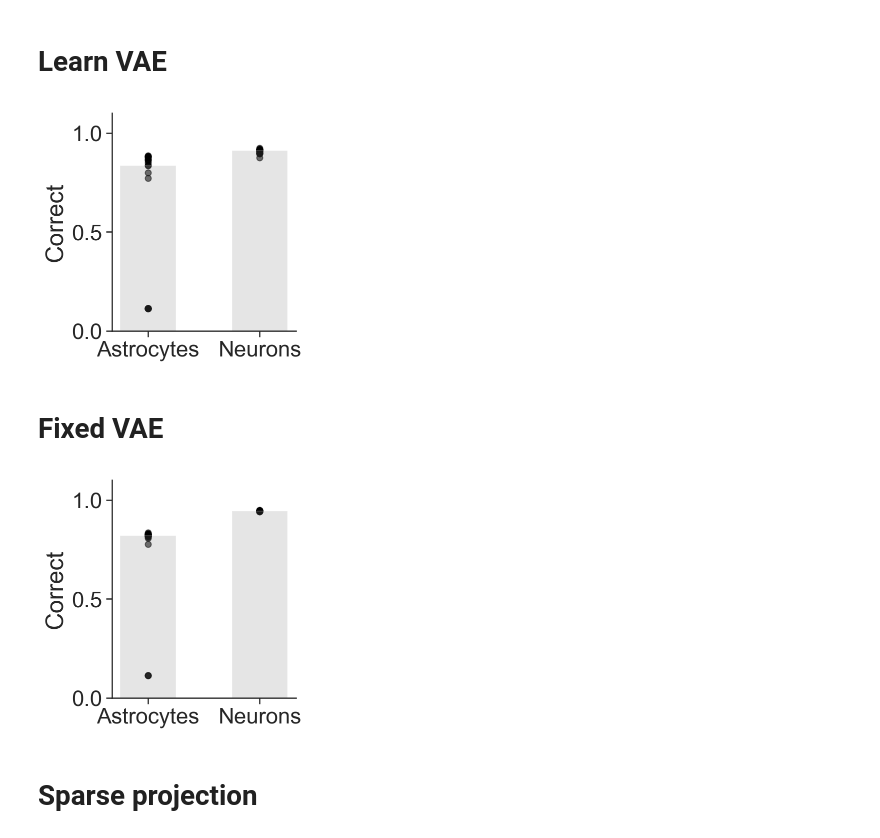
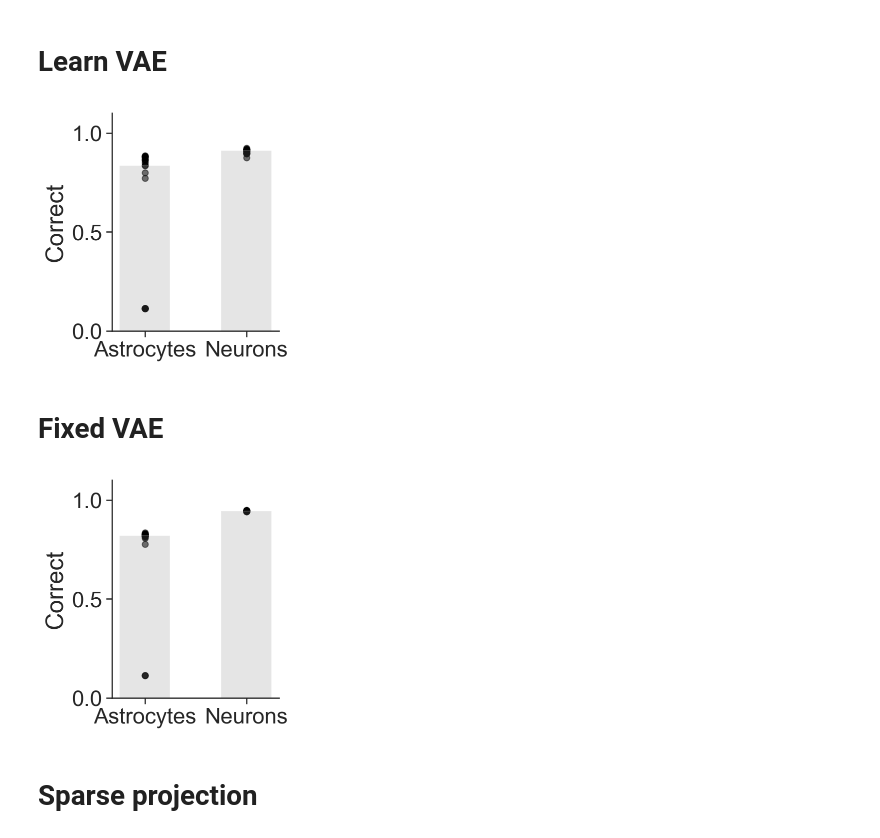
Before and after one commit to CoAxLab/glia_playing_atari, a Jupyter notebook: notebooks/digits_exp151-156.ipynb, the cells around one changed output. Saved outputs shown, nothing was run; the diff lists cells and outputs as text; code cells hidden in the pictures.

Commit message:
Change plot size

```diff
--- a/notebooks/digits_exp151-156.ipynb
+++ b/notebooks/digits_exp151-156.ipynb
@@ -55,19 +55,19 @@ exp156 = get_data(exp156_files, "correct")
 # %%
 # Est stats
 models = ["AAN", "ANN"]
 means = [np.median(exp151["correct"]), np.median(exp152["correct"])]
 
-fig = plt.figure(figsize=(3.3, 4))
+fig = plt.figure(figsize=(3, 4))
 grid = plt.GridSpec(1, 1, wspace=0.3, hspace=0.8)
 plt.bar(models, means, color="grey", alpha=0.2, width=0.5)
 plt.scatter(x=np.repeat(0, 20), y=exp151["correct"], color="black", alpha=0.6)
 plt.scatter(x=np.repeat(1, 20), y=exp152["correct"], color="black", alpha=0.6)
 plt.xticks(np.array([0,1]), ('Astrocytes', 'Neurons'))
 plt.ylim(0, 1.1)
 plt.ylabel("Correct")
 _ = sns.despine()
 # %% [output]
-[figure, old version]
+[figure, new version]
 # %% [markdown]
 # Fixed VAE
 # %%
@@ -75,7 +75,7 @@ _ = sns.despine()
 models = ["AAN", "ANN"]
 means = [np.median(exp153["correct"]), np.median(exp154["correct"])]
 
-fig = plt.figure(figsize=(3.3, 4))
+fig = plt.figure(figsize=(3, 4))
 grid = plt.GridSpec(1, 1, wspace=0.3, hspace=0.8)
 plt.bar(models, means, color="grey", alpha=0.2, width=0.5)
 plt.scatter(x=np.repeat(0, 20), y=exp153["correct"], color="black", alpha=0.6)
@@ -85,7 +85,7 @@ plt.ylim(0, 1.1)
 plt.ylabel("Correct")
 _ = sns.despine()
 # %% [output]
-[figure, old version]
+[figure, new version]
 # %% [markdown]
 # Sparse projection
 # %%
```
Also changed, not shown: parts of 1 cell of this notebook.
